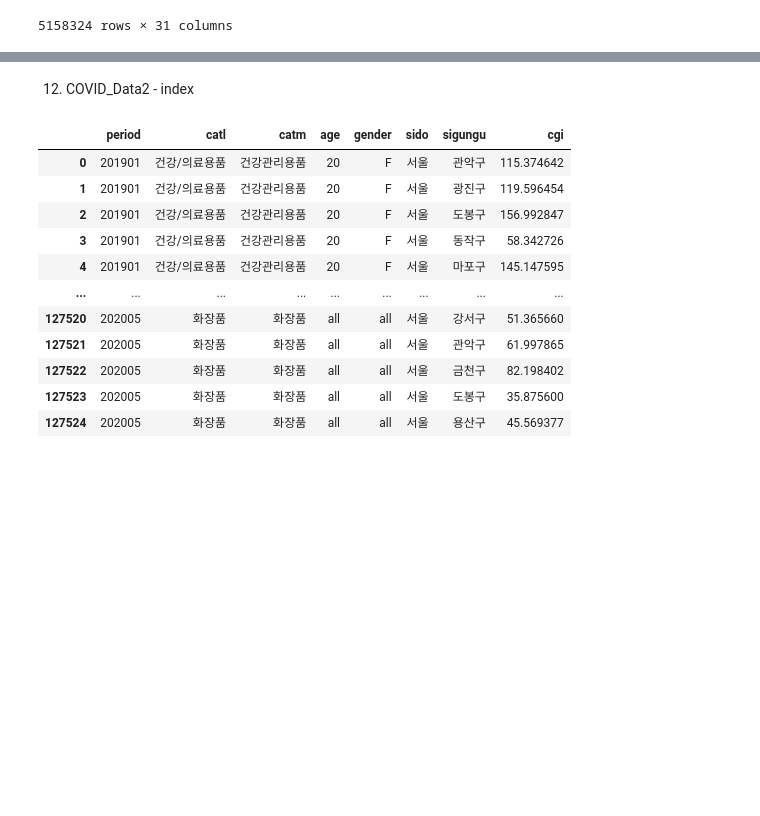
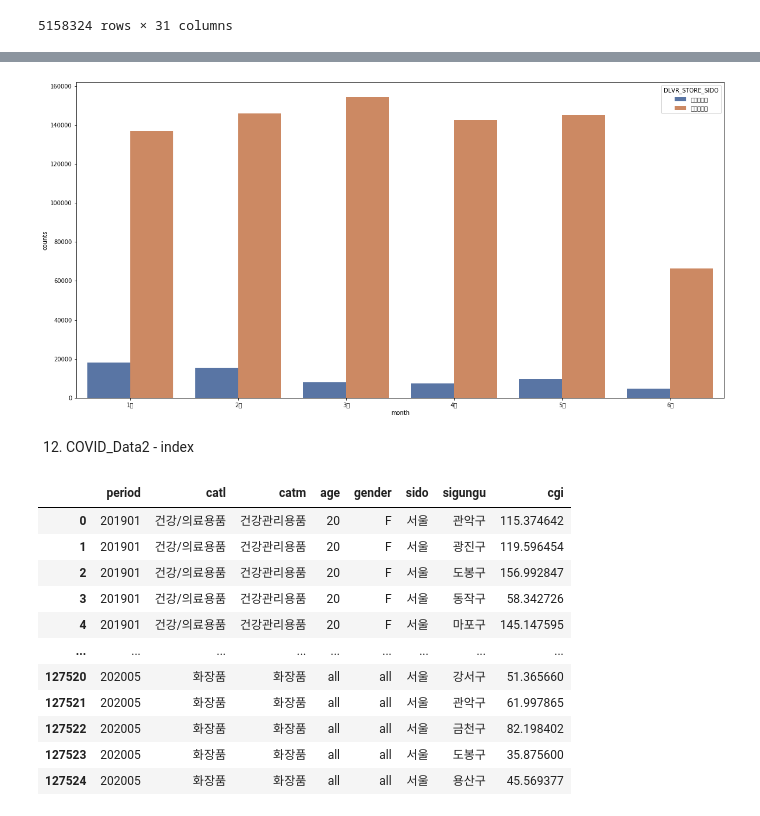
Before and after one commit to ayeongjeong/COVID_visualization, a Jupyter notebook: COVID_1.ipynb, the cells around one changed output, grey strips where cells are left out. Cells and saved outputs as stored; diff of their text form; code cells hidden in the pictures; blank space fills up the shorter version.

```diff
--- a/COVID_1.ipynb
+++ b/COVID_1.ipynb
@@ -400,0 +500,3 @@ delivery
+# %%
+deli_sd = delivery[(delivery['DLVR_STORE_SIDO']=='대구광역시') | (delivery['DLVR_STORE_SIDO']=='서울특별시')]
+deli_sd
@@ -400,0 +517,8 @@ delivery
+# %%
+# date에서 month만 추출
+def grap_month(data):
+    data = str(data)
+    return str(data[6:7])+'월'
+
+deli_sd['month'] = deli_sd['PROCESS_DT'].apply(lambda x: grap_month(x))
+deli_sd
@@ -400,0 +543,3 @@ delivery
+# %%
+deli_sd['counts'] = 1
+deli_sd
@@ -401,3 +565,10 @@ delivery
+# %%
+deli_gr = deli_sd.groupby(['DLVR_STORE_SIDO','month'])[['GOODS_AMOUNT','counts']].sum().reset_index(drop = False)
+plt.figure(figsize = (20,10))
+sns.barplot(data = deli_gr, x ='month', y ='counts', hue='DLVR_STORE_SIDO', palette="deep")
+plt.show()
+# %% [output]
+[figure, added]
 # %% [markdown]
 12. COVID_Data2 - index
 # %%
```
Also changed, not shown: parts of 12 cells of this notebook, 1 other file.
